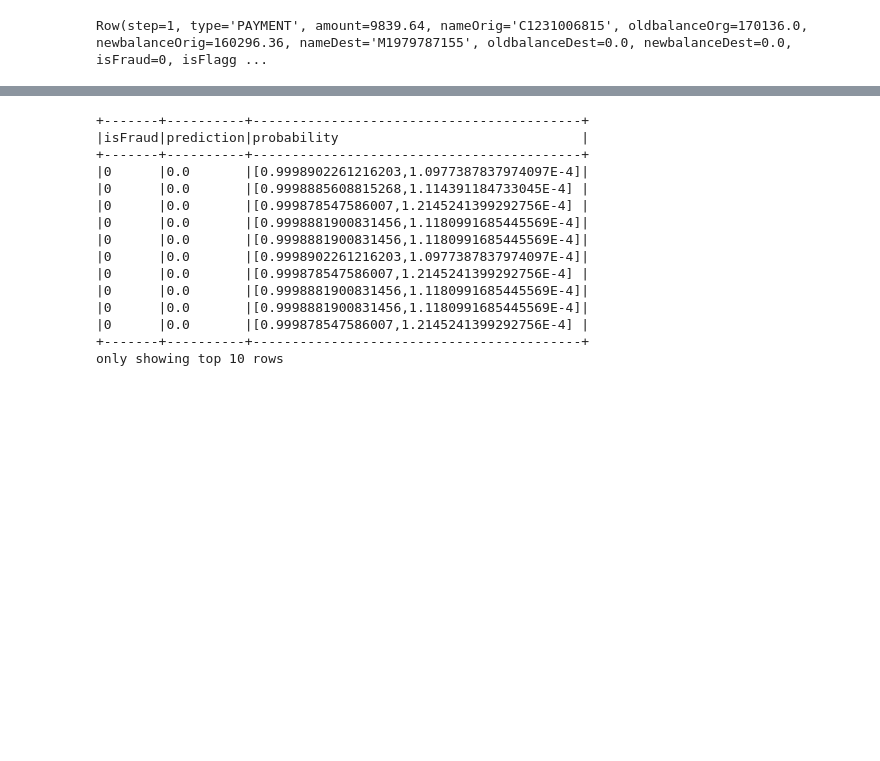
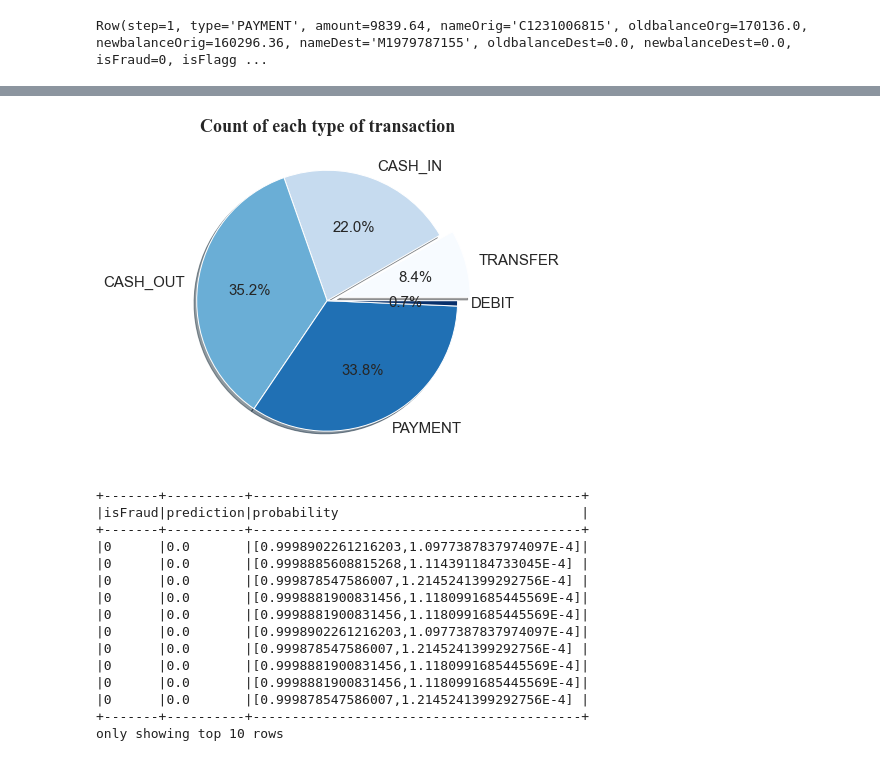
Before and after one commit to aditig-vit/Sem-7_CollabProject, a Jupyter notebook: Fraud_detection.ipynb, the cells around one changed output, grey strips where cells are left out. Saved outputs shown, nothing was run; the diff lists cells and outputs as text; code cells hidden in the pictures; blank space fills up the shorter version.

```diff
--- a/Fraud_detection.ipynb
+++ b/Fraud_detection.ipynb
@@ -25,0 +158,4 @@ df = df.fillna(0)
+# %%
+# Group by 'type' and count 'amount'
+type_amount_counts = df.groupBy('type').count().select('type', 'count')
+type_amount_counts.show()
@@ -26,3 +172,17 @@ df = df.fillna(0)
+# %%
+counts_pd = type_amount_counts.toPandas()
+
+colors = plt.cm.Blues(np.linspace(0, 1, counts_pd['count'].nunique()))
+
+plt.figure(figsize=(6, 6))
+plt.pie(counts_pd['count'], labels=counts_pd['type'], autopct="%1.1f%%",
+        colors=colors, shadow=True, explode=(0.1, 0, 0, 0, 0),
+        textprops={'fontsize': 15})
+plt.title('Count of each type of transaction', fontweight='bold',
+          fontsize=18, fontfamily='times new roman')
+plt.show()
+# %% [output]
+[figure, added]
 # %%
 # Convert categorical columns to numeric using StringIndexer
 indexer = StringIndexer(inputCol="type", outputCol="type_indexed")
```
Also changed, not shown: parts of 13 cells of this notebook.
